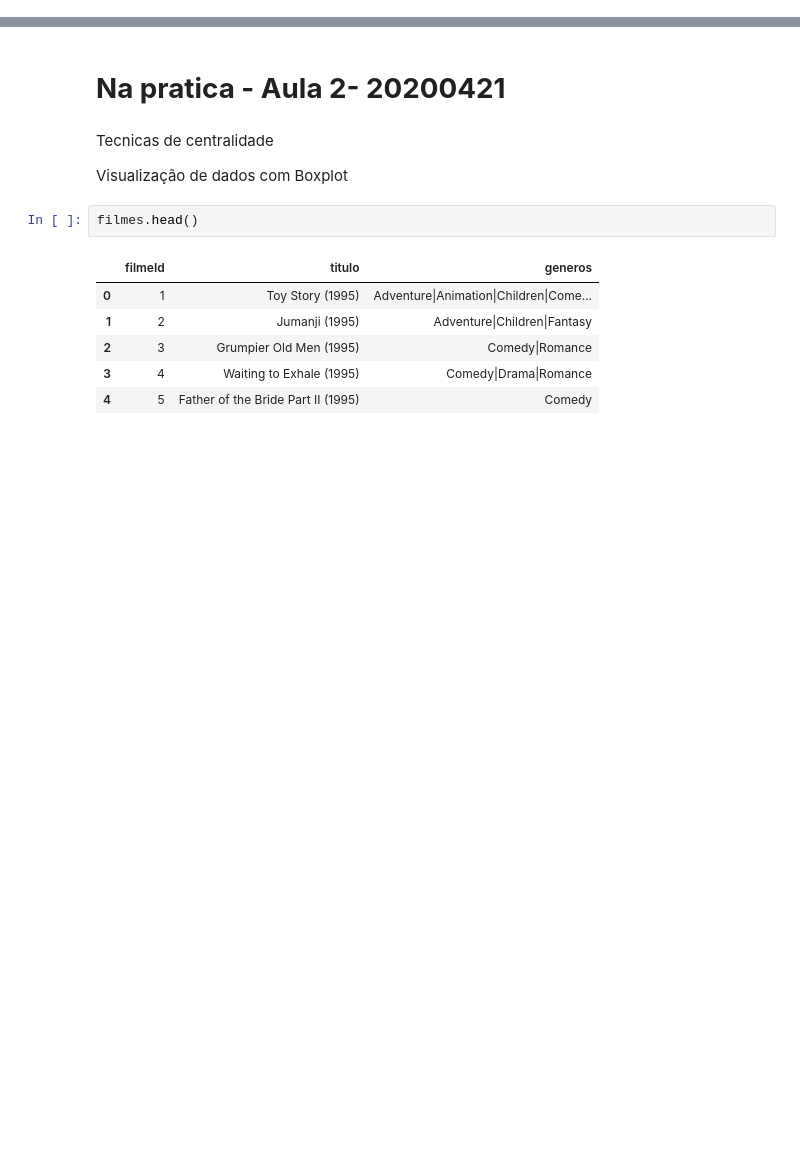
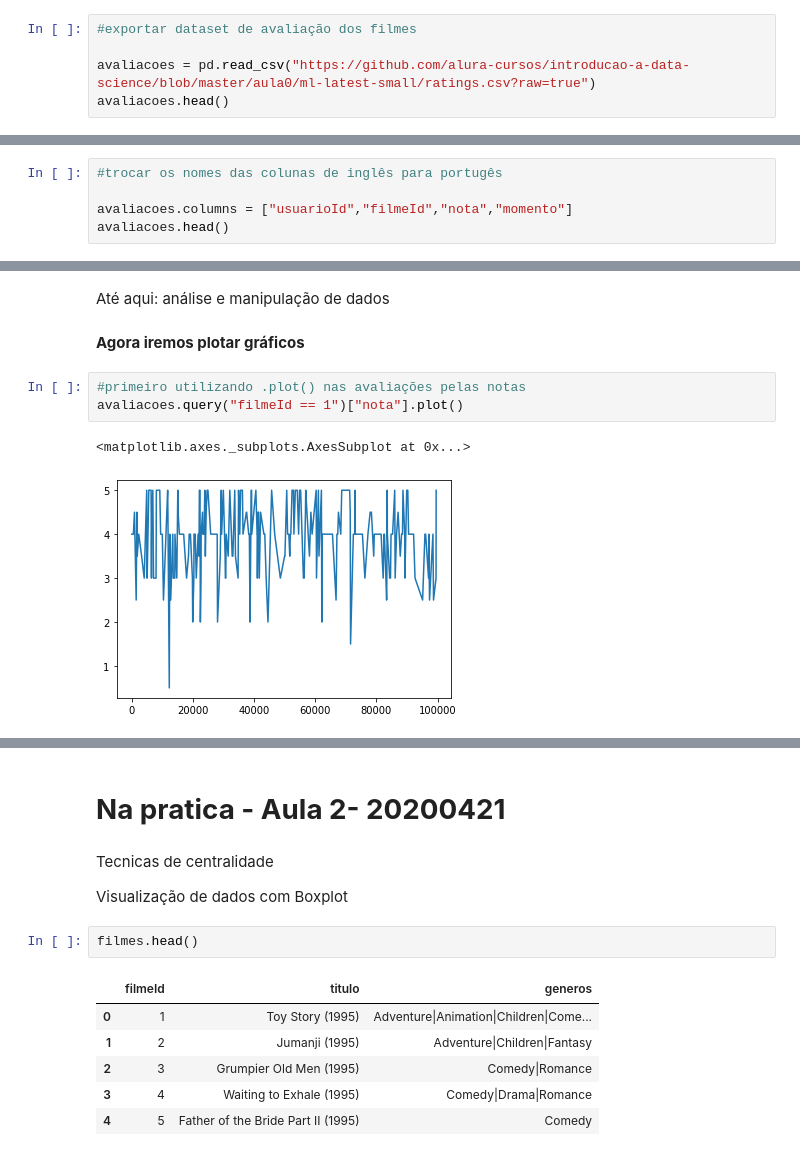
Before and after one commit to Chikuji/analise-python, a Jupyter notebook: aula2_pratica.ipynb, the cells around one changed output, grey strips where cells are left out. Saved outputs shown, nothing was run; the diff lists cells and outputs as text; blank space fills up the shorter version.

Commit message:
Aula 2 na pratica completa

```diff
--- a/aula2_pratica.ipynb
+++ b/aula2_pratica.ipynb
@@ -2,0 +58,5 @@
+# %%
+#exportar dataset de avaliação dos filmes
+
+avaliacoes = pd.read_csv("https://github.com/alura-cursos/introducao-a-data-science/blob/master/aula0/ml-latest-small/ratings.csv?raw=true")
+avaliacoes.head()
@@ -2,0 +82,5 @@
+# %%
+#trocar os nomes das colunas de inglês para portugês
+
+avaliacoes.columns = ["usuarioId","filmeId","nota","momento"]
+avaliacoes.head()
@@ -2,0 +266,10 @@
+# %% [markdown]
+Até aqui: análise e manipulação de dados
+# %% [markdown]
+ **Agora iremos plotar gráficos**
+# %%
+#primeiro utilizando .plot() nas avaliações pelas notas
+avaliacoes.query("filmeId == 1")["nota"].plot()
+# %% [output]
+<matplotlib.axes._subplots.AxesSubplot at 0x...>
+[figure, added]
```
Also changed, not shown: parts of 54 cells of this notebook.
